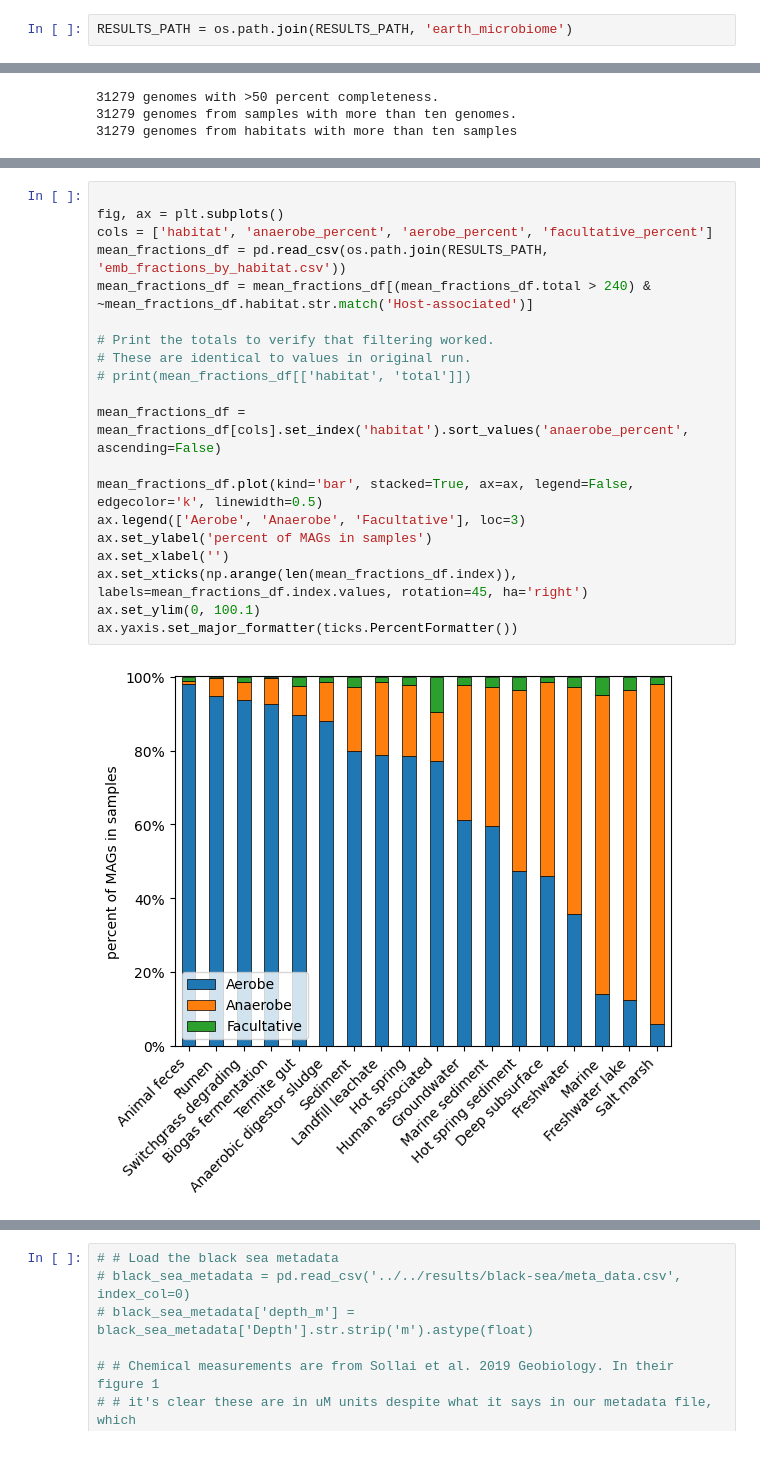
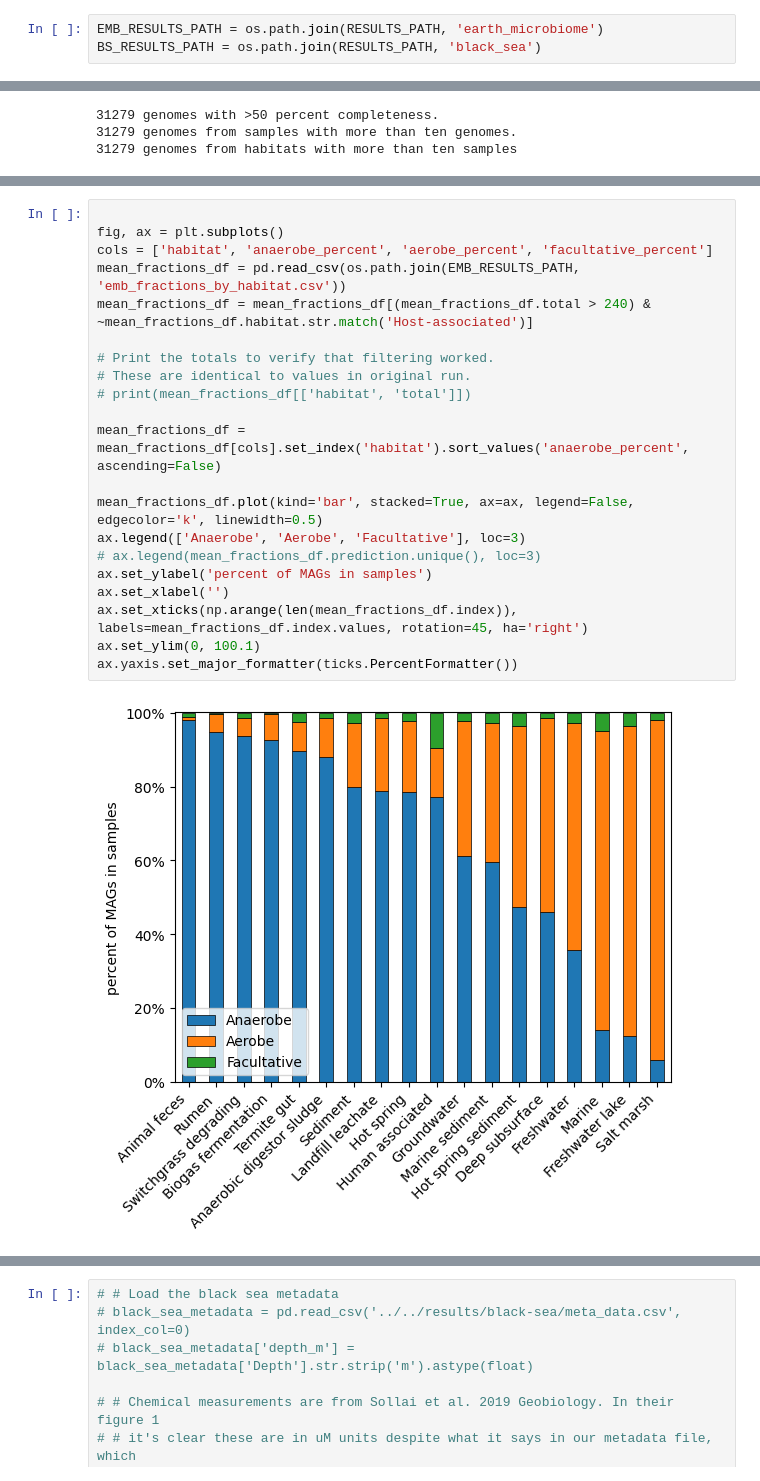
Before and after one commit to jgoldford/aerobot, a Jupyter notebook: aerobot/notebooks/figure_02.ipynb, the cells around one changed output, grey strips where cells are left out. Saved outputs shown, nothing was run; the diff lists cells and outputs as text.

```diff
--- a/aerobot/notebooks/figure_02.ipynb
+++ b/aerobot/notebooks/figure_02.ipynb
@@ -9,7 +9,8 @@ import seaborn as sns
 import matplotlib.pyplot as plt
 import matplotlib.ticker as ticks
 # %%
-RESULTS_PATH = os.path.join(RESULTS_PATH, 'earth_microbiome')
+EMB_RESULTS_PATH = os.path.join(RESULTS_PATH, 'earth_microbiome')
+BS_RESULTS_PATH = os.path.join(RESULTS_PATH, 'black_sea')
 # %% [markdown]
 ## Running model on EMB data
 
@@ -199,22 +202,23 @@ plt.show()
 # %%
 
 fig, ax = plt.subplots()
 cols = ['habitat', 'anaerobe_percent', 'aerobe_percent', 'facultative_percent']
-mean_fractions_df = pd.read_csv(os.path.join(RESULTS_PATH, 'emb_fractions_by_habitat.csv'))
+mean_fractions_df = pd.read_csv(os.path.join(EMB_RESULTS_PATH, 'emb_fractions_by_habitat.csv'))
 mean_fractions_df = mean_fractions_df[(mean_fractions_df.total > 240) & ~mean_fractions_df.habitat.str.match('Host-associated')]
 
 # Print the totals to verify that filtering worked.
 # These are identical to values in original run.
 # print(mean_fractions_df[['habitat', 'total']])
 
 mean_fractions_df = mean_fractions_df[cols].set_index('habitat').sort_values('anaerobe_percent', ascending=False)
 
 mean_fractions_df.plot(kind='bar', stacked=True, ax=ax, legend=False, edgecolor='k', linewidth=0.5)
-ax.legend(['Aerobe', 'Anaerobe', 'Facultative'], loc=3)
+ax.legend(['Anaerobe', 'Aerobe', 'Facultative'], loc=3)
+# ax.legend(mean_fractions_df.prediction.unique(), loc=3)
 ax.set_ylabel('percent of MAGs in samples')
 ax.set_xlabel('')
 ax.set_xticks(np.arange(len(mean_fractions_df.index)), labels=mean_fractions_df.index.values, rotation=45, ha='right')
 ax.set_ylim(0, 100.1)
 ax.yaxis.set_major_formatter(ticks.PercentFormatter())
 # %% [output]
-[figure, old version]
+[figure, new version]
```
Also changed, not shown: parts of 13 cells of this notebook, 5 other files.
